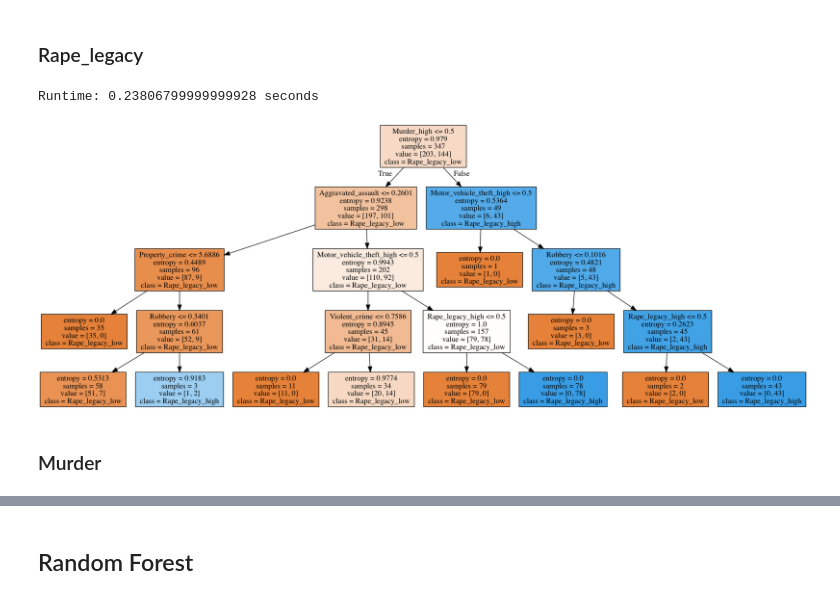
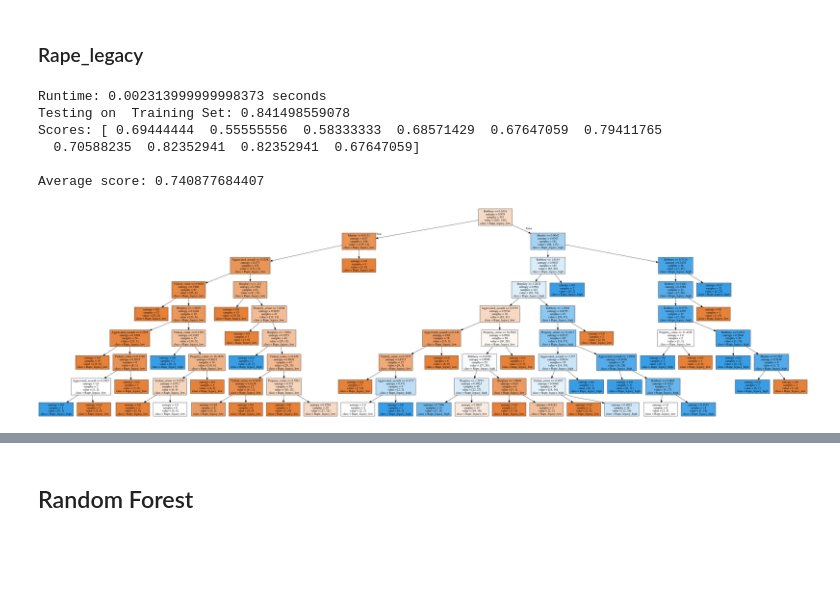
Before and after one commit to mguemon/Thinkful-, a Jupyter notebook: Challenge_RandomForest.ipynb, the cells around one changed output, grey strips where cells are left out. Cells and saved outputs as stored; diff of their text form; code cells hidden in the pictures; blank space fills up the shorter version.

```diff
--- a/Challenge_RandomForest.ipynb
+++ b/Challenge_RandomForest.ipynb
@@ -269,8 +268,9 @@ df_f['Motor_vehicle_theft_high'] = np.where(df_f['Motor_vehicle_theft']>0, 1, 0)
 # %% [markdown]
 ### Rape_legacy
 # %%
-X = df_f.drop(['Rape_legacy'], axis=1)
-X = pd.get_dummies(X)
+X =  df_f.loc[:,['Violent_crime', 'Murder',
+       'Robbery', 'Aggravated_assault', 'Property_crime', 'Burglary']]
+#X = pd.get_dummies(X)
 Y = df_f['Rape_legacy_high']
 
 # Set the start time for execution speed.
@@ -282,35 +282,44 @@ start_time = time.clock()
 # This is the model we'll be using.
 from sklearn import tree
 
 # A convenience for displaying visualizations.
 from IPython.display import Image
 
 # Packages for rendering our tree.
 import pydotplus
 import graphviz
 
 # Initialize and train our tree.
 decision_tree = tree.DecisionTreeClassifier(
     criterion='entropy',
     max_features=1,
-    max_depth=4,
+    max_depth=8,
     #random_state = 1337
 )
 decision_tree.fit(X, Y)
 
 print('Runtime: '+'%s seconds'% (time.clock() - start_time)) # End time for execution speed.
+
+print('Testing on  Training Set: ' + str(decision_tree.score(X, Y)))
+
+print('Scores:', cross_val_score(decision_tree, X, Y, cv=10))
+
+print('\nAverage score:', cross_val_score(decision_tree, X, Y, cv=10).mean())
 
 # Render our tree.
 dot_data = tree.export_graphviz(
     decision_tree, out_file=None,
     feature_names= X.columns,
     class_names=['Rape_legacy_low', 'Rape_legacy_high'],
     filled=True
 )
 graph = pydotplus.graph_from_dot_data(dot_data)
 Image(graph.create_png())
 # %% [output]
-Runtime: 0.23806799999999928 seconds
+Runtime: 0.002313999999998373 seconds
+Testing on  Training Set: 0.841498559078
+Scores: [ 0.69444444  0.55555556  0.58333333  0.68571429  0.67647059  0.79411765
+  0.70588235  0.82352941  0.82352941  0.67647059]
+
+Average score: 0.740877684407
-[figure, old version]
+[figure, new version]
-# %% [markdown]
-### Murder
```
Also changed, not shown: parts of 11 cells of this notebook.
